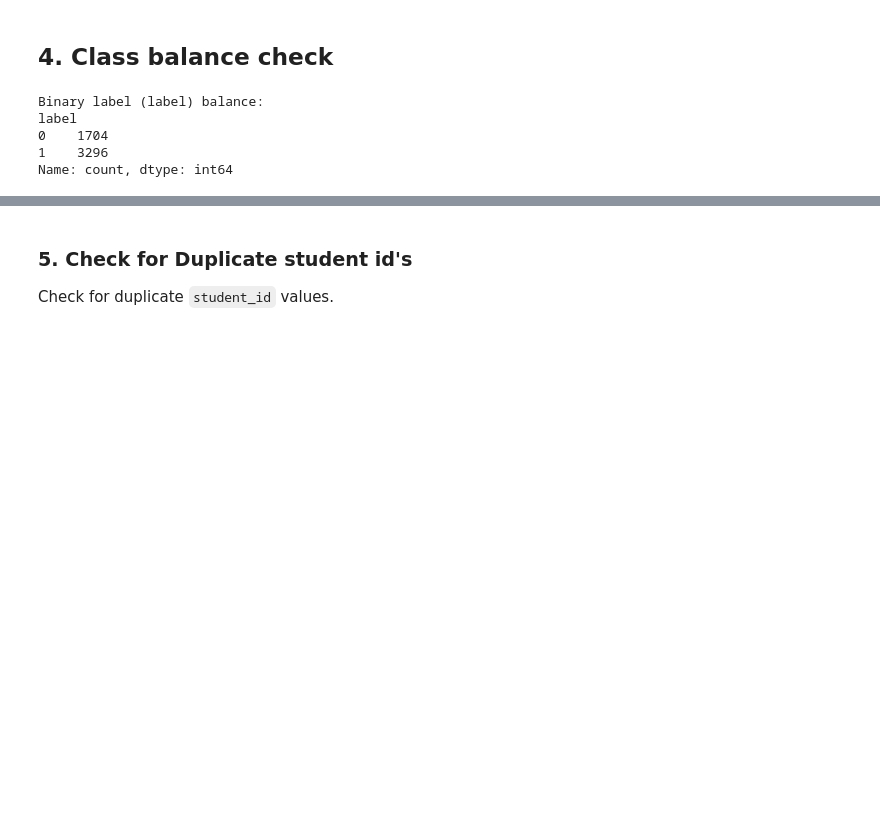
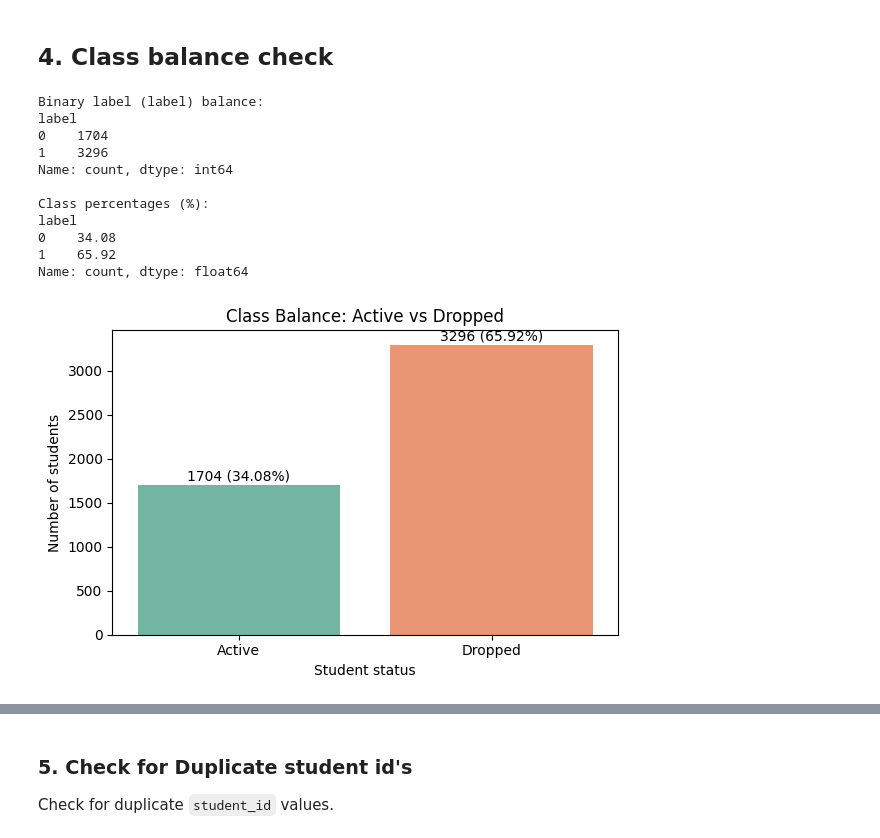
Before and after one commit to ctamburrino/student_dropout_predictor, a Jupyter notebook: Final Project.ipynb, the cells around one changed output, grey strips where cells are left out. Cells and saved outputs as stored; diff of their text form; code cells hidden in the pictures; blank space fills up the shorter version.

```diff
--- a/Final Project.ipynb
+++ b/Final Project.ipynb
@@ -162,12 +162,38 @@ Any missing values? False
 # %% [markdown]
 ## 4. Class balance check
 # %%
+# Class counts and percentages (binary target)
+class_counts = student_df["label"].value_counts().sort_index()
+class_pct = (class_counts / class_counts.sum() * 100).round(2)
+
 print("Binary label (label) balance:")
-print(student_df["label"].value_counts().sort_index())
-print()
+print(class_counts)
+print("\nClass percentages (%):")
+print(class_pct)
+
+plot_counts = class_counts.rename(index={0: "Active", 1: "Dropped"}).reset_index()
+plot_counts.columns = ["status", "count"]
+
+plt.figure(figsize=(6, 4))
+ax = sns.barplot(data=plot_counts, x="status", y="count", hue="status", palette="Set2", legend=False)
+for i, row in plot_counts.iterrows():
+    pct = class_pct.loc[0] if row["status"] == "Active" else class_pct.loc[1]
+    ax.text(i, row["count"] + 20, f"{row['count']} ({pct}%)", ha="center", va="bottom", fontsize=10)
+plt.title("Class Balance: Active vs Dropped")
+plt.xlabel("Student status")
+plt.ylabel("Number of students")
+plt.tight_layout()
+plt.show()
 # %% [output]
 Binary label (label) balance:
 label
 0    1704
 1    3296
 Name: count, dtype: int64
+
+Class percentages (%):
+label
+0    34.08
+1    65.92
+Name: count, dtype: float64
+[figure, added]
```
Also changed, not shown: parts of 4 cells of this notebook.
